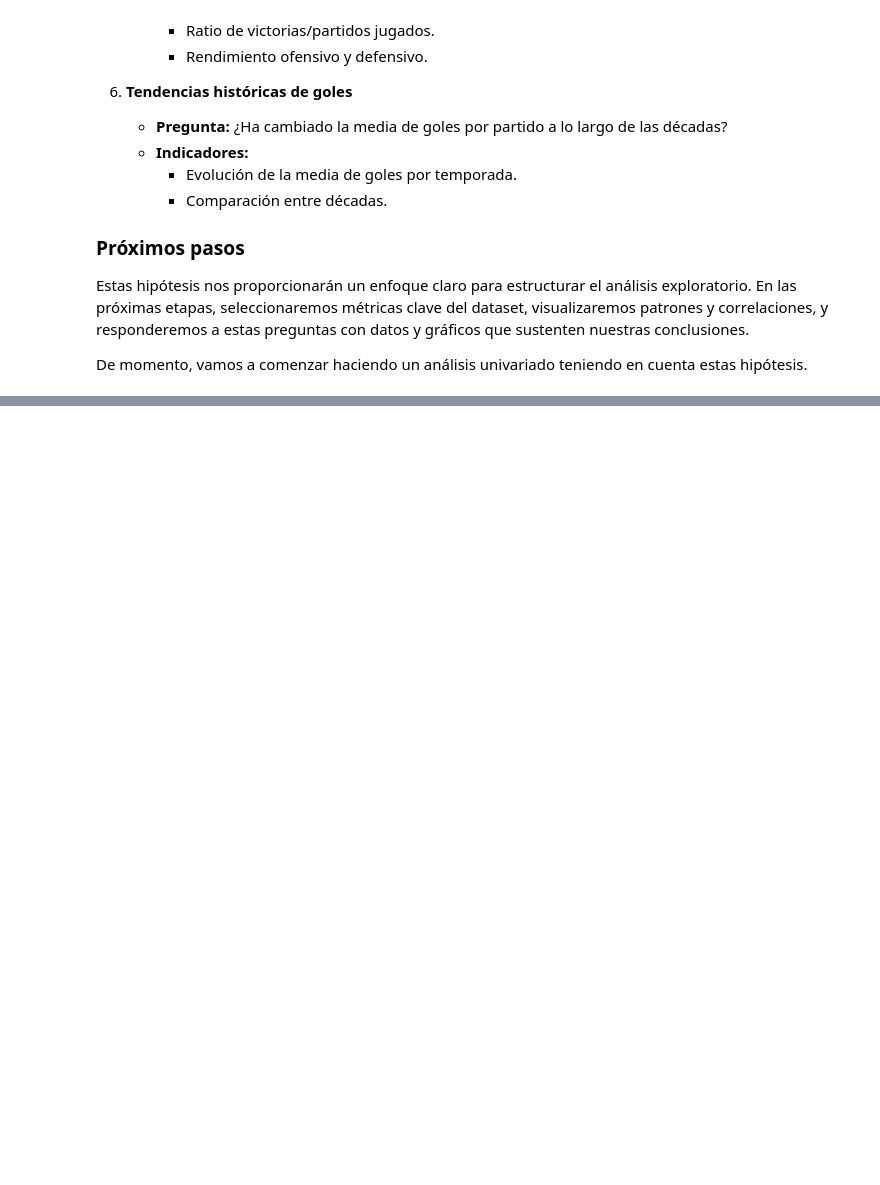
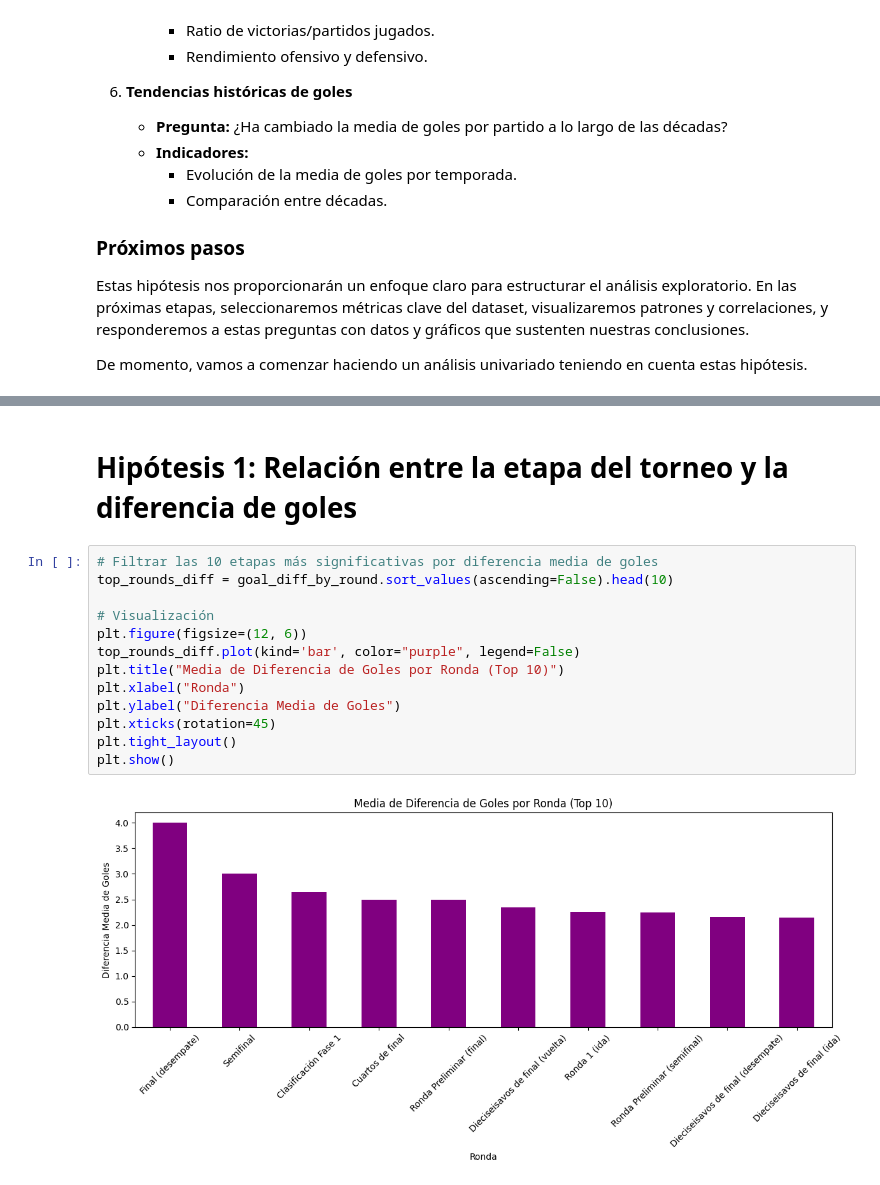
Before and after one commit to 27MarioGomez/ONLINE_DS_THEBRIDGE_27MarioGomez, a Jupyter notebook: Project_Break_I__EDA/EDA - CHAMPIONS LEAGUE/main.ipynb, the cells around one changed output, grey strips where cells are left out. Drawn from its saved outputs; the diff is of its cells as text; blank space fills up the shorter version.

```diff
--- a/Project_Break_I__EDA/EDA - CHAMPIONS LEAGUE/main.ipynb
+++ b/Project_Break_I__EDA/EDA - CHAMPIONS LEAGUE/main.ipynb
@@ -552,0 +642,17 @@ See the caveats in the documentation: https://pandas.pydata.org/pandas-docs/stab
+# %% [markdown]
+# Hipótesis 1: Relación entre la etapa del torneo y la diferencia de goles
+# %%
+# Filtrar las 10 etapas más significativas por diferencia media de goles
+top_rounds_diff = goal_diff_by_round.sort_values(ascending=False).head(10)
+
+# Visualización
+plt.figure(figsize=(12, 6))
+top_rounds_diff.plot(kind='bar', color="purple", legend=False)
+plt.title("Media de Diferencia de Goles por Ronda (Top 10)")
+plt.xlabel("Ronda")
+plt.ylabel("Diferencia Media de Goles")
+plt.xticks(rotation=45)
+plt.tight_layout()
+plt.show()
+# %% [output]
+[figure, added]
```
Also changed, not shown: parts of 44 cells of this notebook.
